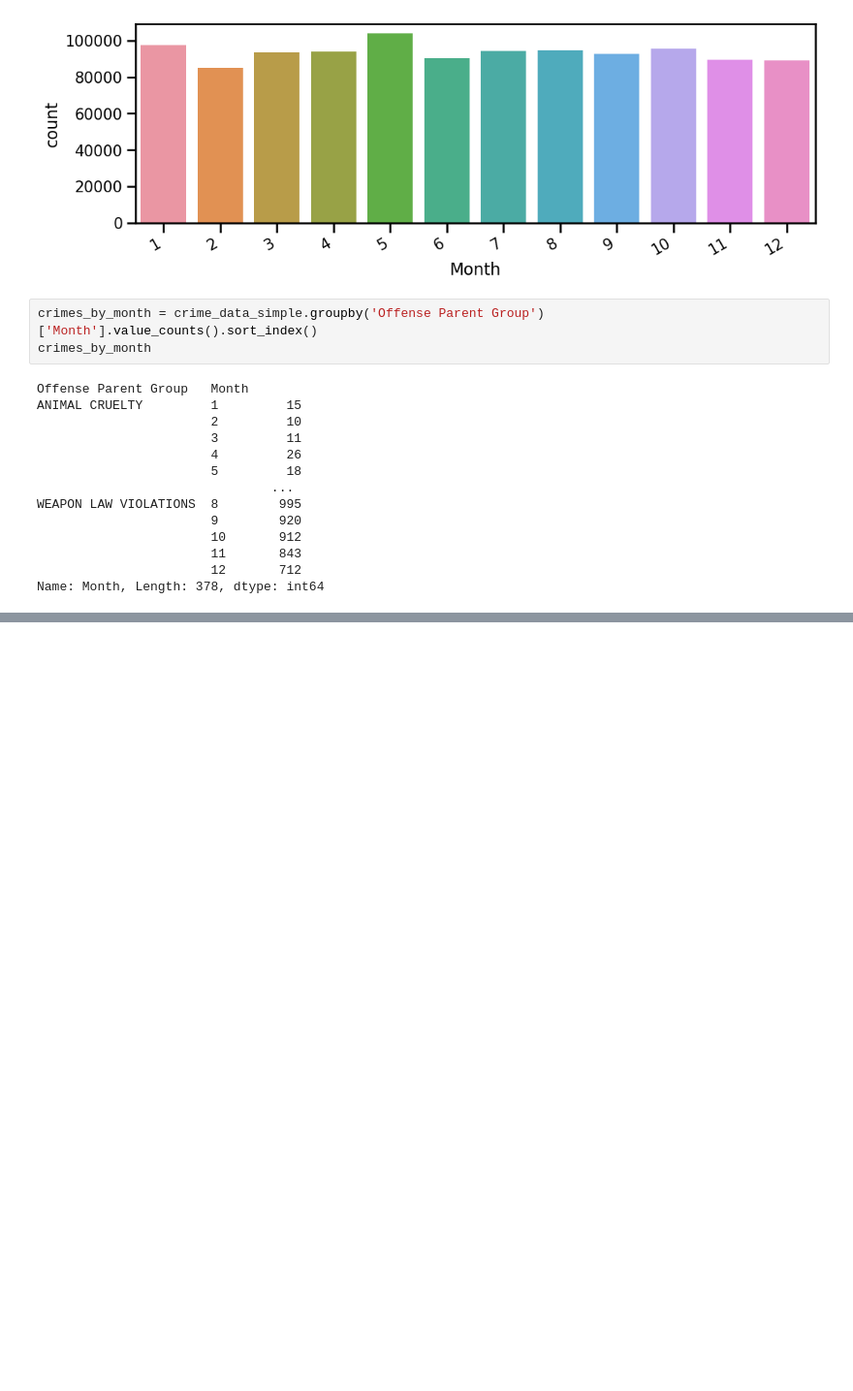
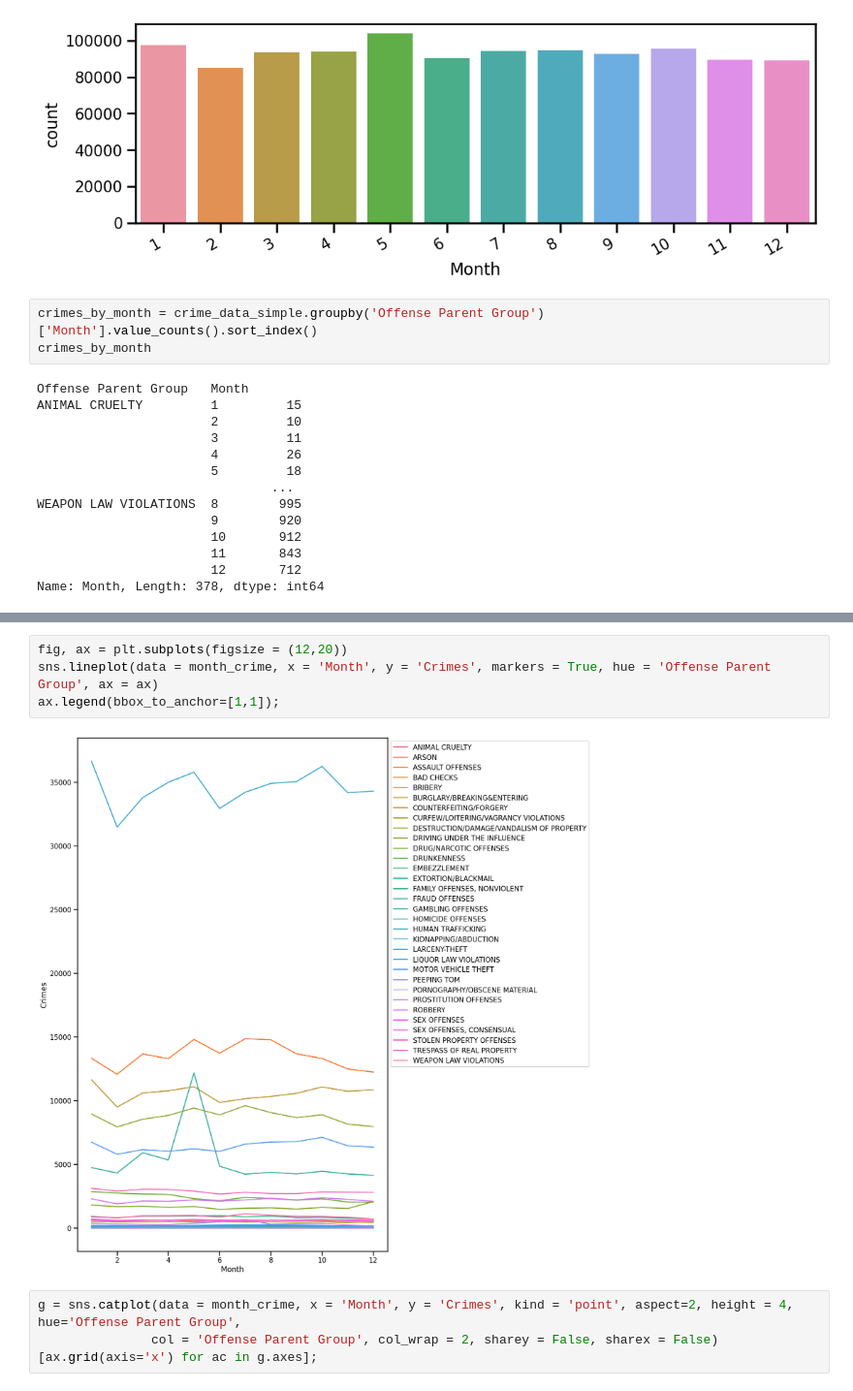
Before and after one commit to donmarcolaureano/seattle_crime, a Jupyter notebook: seattle_crime_data_notebook.ipynb, the cells around one changed output, grey strips where cells are left out. Shown at 97% size. Saved outputs shown, nothing was run; the diff lists cells and outputs as text; blank space fills up the shorter version.

```diff
--- a/seattle_crime_data_notebook.ipynb
+++ b/seattle_crime_data_notebook.ipynb
@@ -597,0 +617,10 @@ month_crime = crimes_by_month.to_fr
+# %%
+fig, ax = plt.subplots(figsize = (12,20))
+sns.lineplot(data = month_crime, x = 'Month', y = 'Crimes', markers = True, hue = 'Offense Parent Group', ax = ax)
+ax.legend(bbox_to_anchor=[1,1]);
+# %% [output]
+[figure, added]
+# %%
+g = sns.catplot(data = month_crime, x = 'Month', y = 'Crimes', kind = 'point', aspect=2, height = 4, hue='Offense Parent Group',
+               col = 'Offense Parent Group', col_wrap = 2, sharey = False, sharex = False)
+[ax.grid(axis='x') for ac in g.axes];
```
Also changed, not shown: parts of 2 cells of this notebook.
